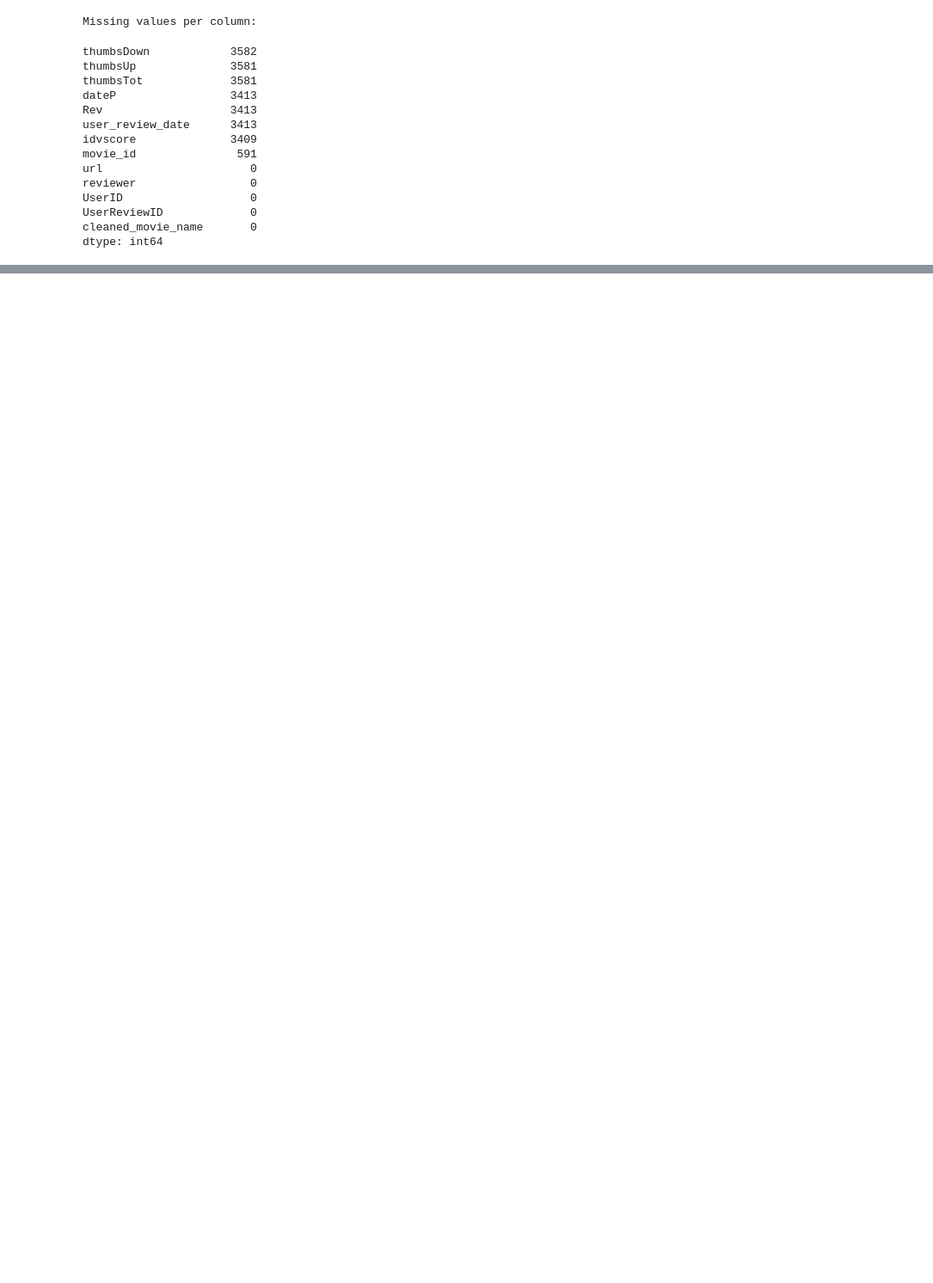
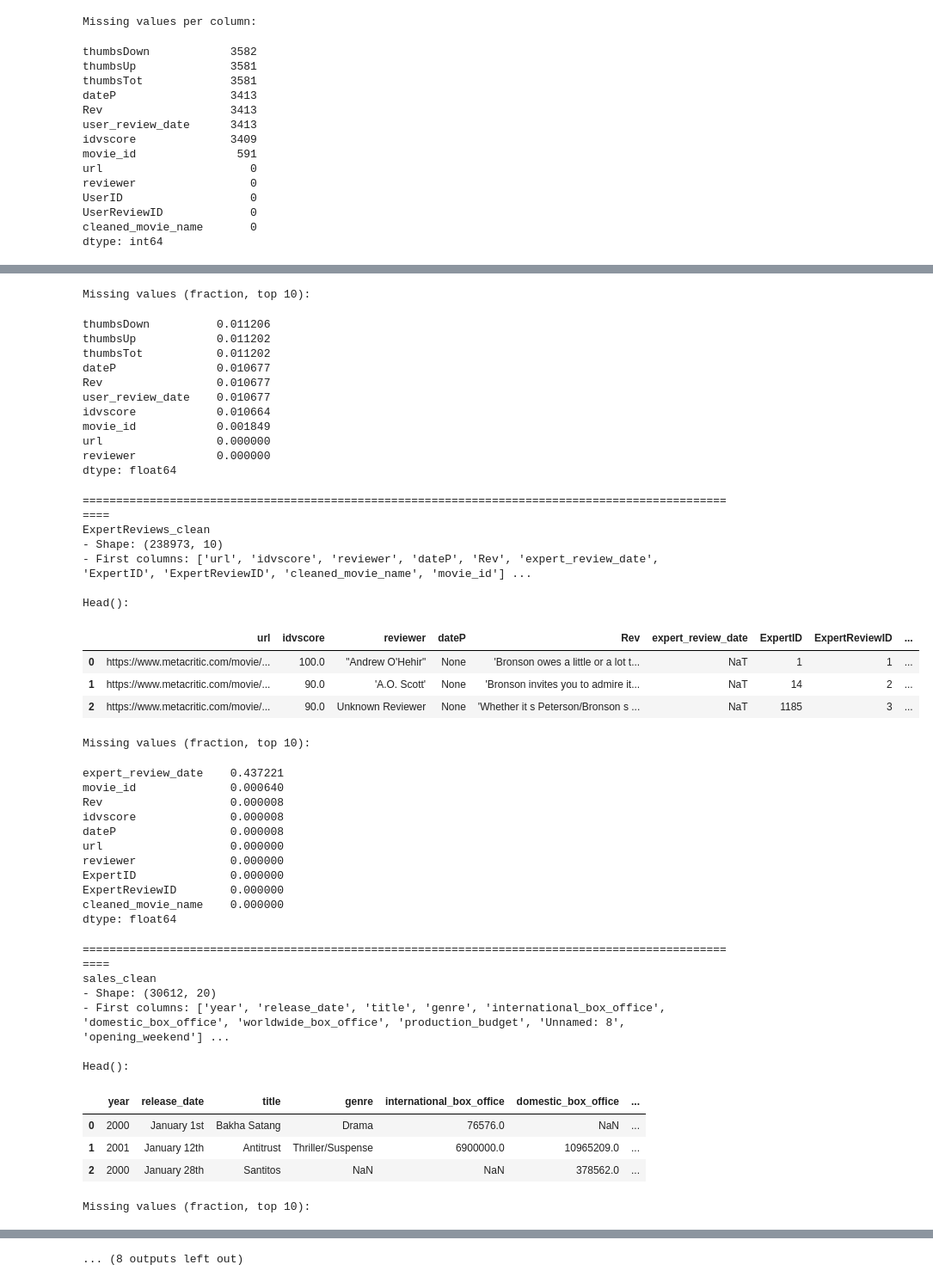
Before and after one commit to Simerblur/bjj, a Jupyter notebook: Jupyter_notebook_Jeffrey_for_tryout.ipynb, the cells around one changed output, grey strips where cells are left out. Shown: that part at 86% size. Saved outputs shown, nothing was run; the diff lists cells and outputs as text; code cells hidden in the pictures; blank space fills up the shorter version.

```diff
--- a/Jupyter_notebook_Jeffrey_for_tryout.ipynb
+++ b/Jupyter_notebook_Jeffrey_for_tryout.ipynb
@@ -531,9 +105,0 @@ dtype: float64
-# %%
-# 3. Clean the meta_file_clean table --------------------------------
-
-if "RelDate" in meta_file_clean.columns:
-    meta_file_clean["RelDate"] = pd.to_datetime(
-        meta_file_clean["RelDate"], errors="coerce"
-    )
-
-quick_overview(meta_file_clean, "meta_file_clean after cleaning")
@@ -1244,0 +874,23 @@ dtype: int64
+# %%
+cleaned_datasets = {
+    "UserReviews_clean": UserReviews_clean,
+    "ExpertReviews_clean": ExpertReviews_clean,
+    "sales_clean": sales_clean,
+    "meta_clean": meta_clean,
+    "movie_key": movie_key,
+}
+
+for name, df in cleaned_datasets.items():
+    print("=" * 100)
+    print(name)
+    print("- Shape:", df.shape)
+    print("- First columns:", list(df.columns)[:10], "...")
+    print("\nHead():")
+    display(df.head(3))
+
+    print("\nMissing values (fraction, top 10):")
+    missing_frac = df.isna().mean().sort_values(ascending=False).head(10)
+    display(missing_frac)
+
+    print("\n\n")
+# %% [output]
@@ -1244,0 +907,45 @@ dtype: int64
+Missing values (fraction, top 10):
+thumbsDown          0.011206
+thumbsUp            0.011202
+thumbsTot           0.011202
+dateP               0.010677
+Rev                 0.010677
+user_review_date    0.010677
+idvscore            0.010664
+movie_id            0.001849
+url                 0.000000
+reviewer            0.000000
+dtype: float64
+====================================================================================================
+ExpertReviews_clean
+- Shape: (238973, 10)
+- First columns: ['url', 'idvscore', 'reviewer', 'dateP', 'Rev', 'expert_review_date', 'ExpertID', 'ExpertReviewID', 'cleaned_movie_name', 'movie_id'] ...
+
+Head():
+|  | url | idvscore | reviewer | dateP | Rev | expert_review_date | ExpertID | ExpertReviewID | ... |
+| 0 | https://www.metacritic.com/movie/... | 100.0 | "Andrew O'Hehir" | None | 'Bronson owes a little or a lot t... | NaT | 1 | 1 | ... |
+| 1 | https://www.metacritic.com/movie/... | 90.0 | 'A.O. Scott' | None | 'Bronson invites you to admire it... | NaT | 14 | 2 | ... |
+| 2 | https://www.metacritic.com/movie/... | 90.0 | Unknown Reviewer | None | 'Whether it s Peterson/Bronson s ... | NaT | 1185 | 3 | ... |
+Missing values (fraction, top 10):
+expert_review_date    0.437221
+movie_id              0.000640
+Rev                   0.000008
+idvscore              0.000008
+dateP                 0.000008
+url                   0.000000
+reviewer              0.000000
+ExpertID              0.000000
+ExpertReviewID        0.000000
+cleaned_movie_name    0.000000
+dtype: float64
+====================================================================================================
+sales_clean
+- Shape: (30612, 20)
+- First columns: ['year', 'release_date', 'title', 'genre', 'international_box_office', 'domestic_box_office', 'worldwide_box_office', 'production_budget', 'Unnamed: 8', 'opening_weekend'] ...
+
+Head():
+|  | year | release_date | title | genre | international_box_office | domestic_box_office | ... |
+| 0 | 2000 | January 1st | Bakha Satang | Drama | 76576.0 | NaN | ... |
+| 1 | 2001 | January 12th | Antitrust | Thriller/Suspense | 6900000.0 | 10965209.0 | ... |
+| 2 | 2000 | January 28th | Santitos | NaN | NaN | 378562.0 | ... |
+Missing values (fraction, top 10):
@@ -1244,0 +963 @@ dtype: int64
+... (8 outputs left out)
```
Also changed, not shown: parts of 14 cells of this notebook.
